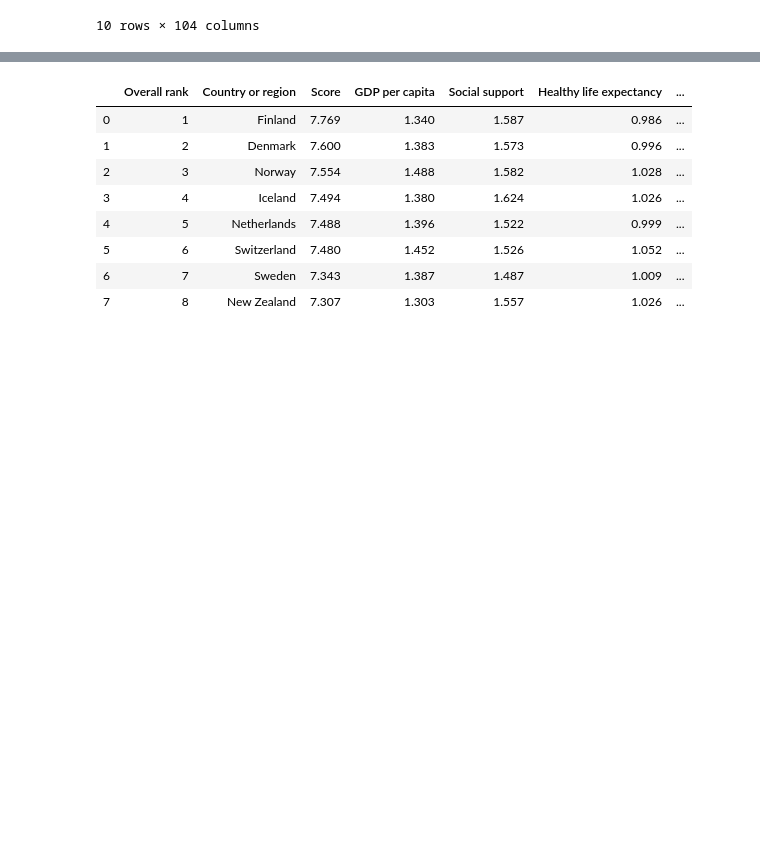
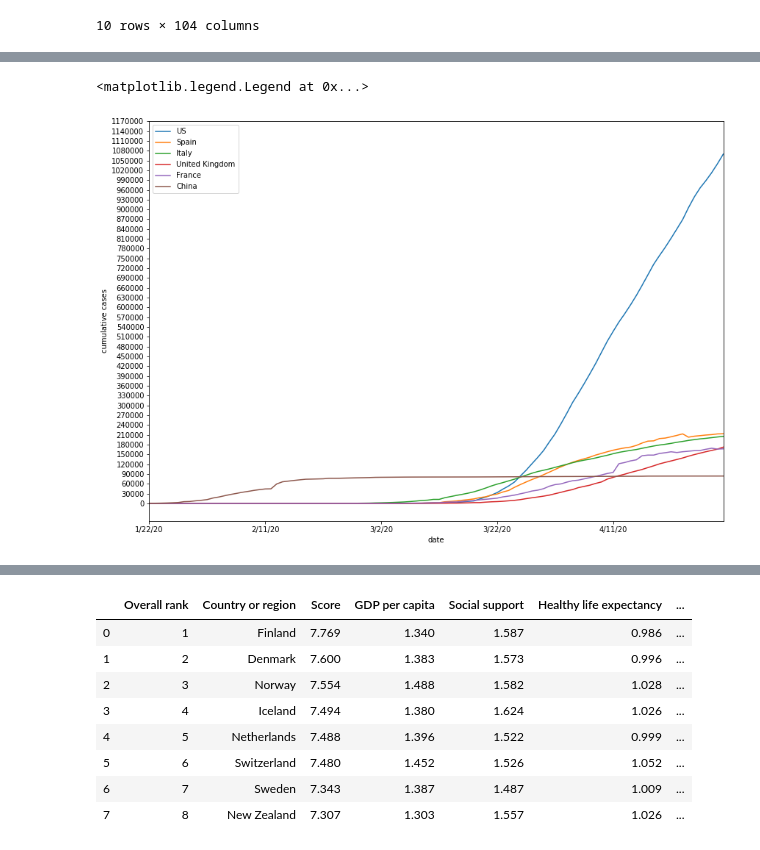
Before and after one commit to Mehe2na/Covid19_analysis, a Jupyter notebook: covid19.ipynb, the cells around one changed output, grey strips where cells are left out. Drawn from its saved outputs; the diff is of its cells as text; code cells hidden in the pictures; blank space fills up the shorter version.

Commit message:
finished covid19 dataset analysis

```diff
--- a/covid19.ipynb
+++ b/covid19.ipynb
@@ -36,0 +49,9 @@ covid_dataset.head(10)
+# %%
+# For the covid dataset :
+# as a timeserie, for each date we have the number of cases
+    # Latitude and longitude not needed for the analyses => drop the columns
+covid_dataset.drop(["Lat","Long"],axis=1,inplace=True)
+    # some rows represent the state/province and not the country => sum the cases for each country and drop the state/province
+covid_dataset_agg = covid_dataset.groupby("Country/Region").sum()
+covid_dataset_agg.head(10)
+# There is no lack of data in this data after deleting and aggregating
@@ -36,0 +106,6 @@ covid_dataset.head(10)
+# %%
+# checking the 5 most countries affected by covid19 :
+# create a temp dataframe from covid_dataset aggregated
+# Sort by the last column // because cases are cumulative and 4/30/20 is the last serie
+covid_dataset_agg.sort_values(by=['4/30/20'],ascending=False,inplace=True)
+covid_dataset_agg.head()
@@ -36,0 +121,15 @@ covid_dataset.head(10)
+# %%
+# Getting the 5 countries and plotting them
+names = list(covid_dataset_agg.index[0:5])# getting the countries bcz it's considered as an index in this case
+# we'll add China only to see the difference between
+names.append(covid_dataset_agg.index[10])
+plt.figure(figsize=(14,10))
+for e in range(len(names)):
+    ax = covid_dataset_agg.loc[names[e]].plot()
+ax.set_xlabel('date')
+ax.set_ylabel('cumulative cases')
+ax.set_yticks(np.arange(0,1200000,30000))
+plt.legend(fontsize='medium')
+# %% [output]
+<matplotlib.legend.Legend at 0x...>
+[figure, added]
```
Also changed, not shown: parts of 18 cells of this notebook.
